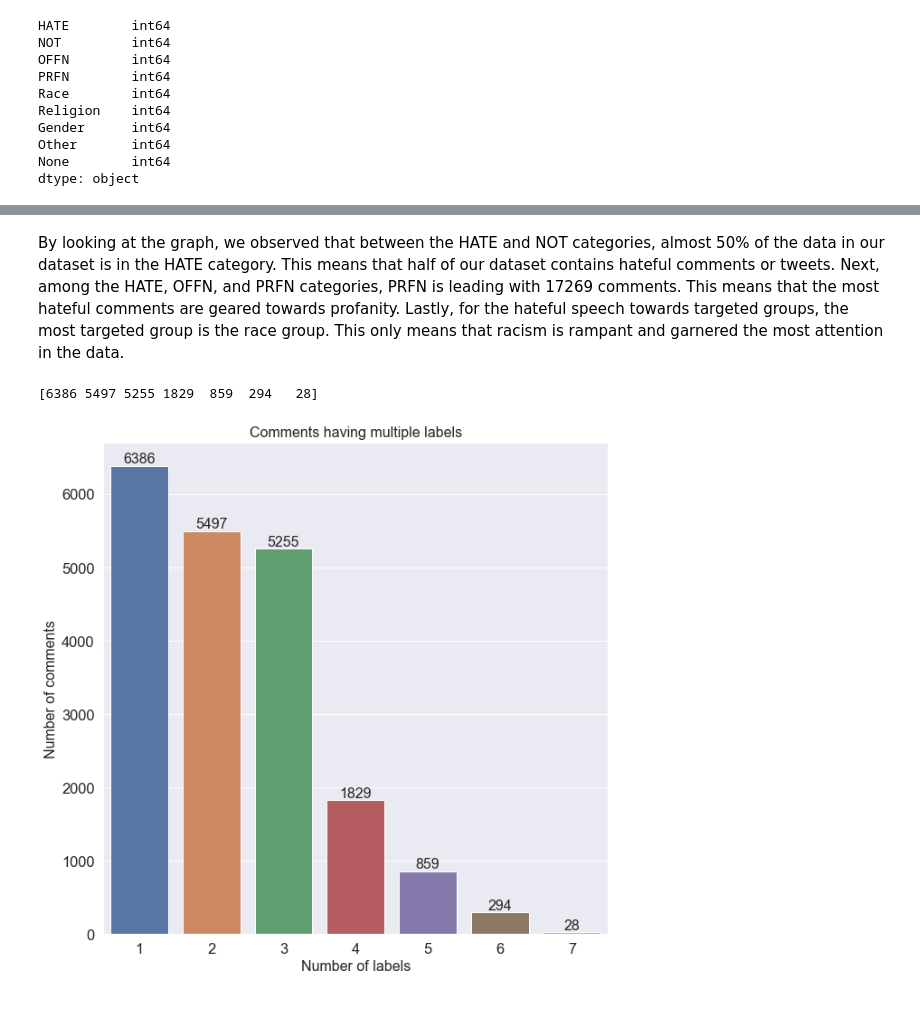
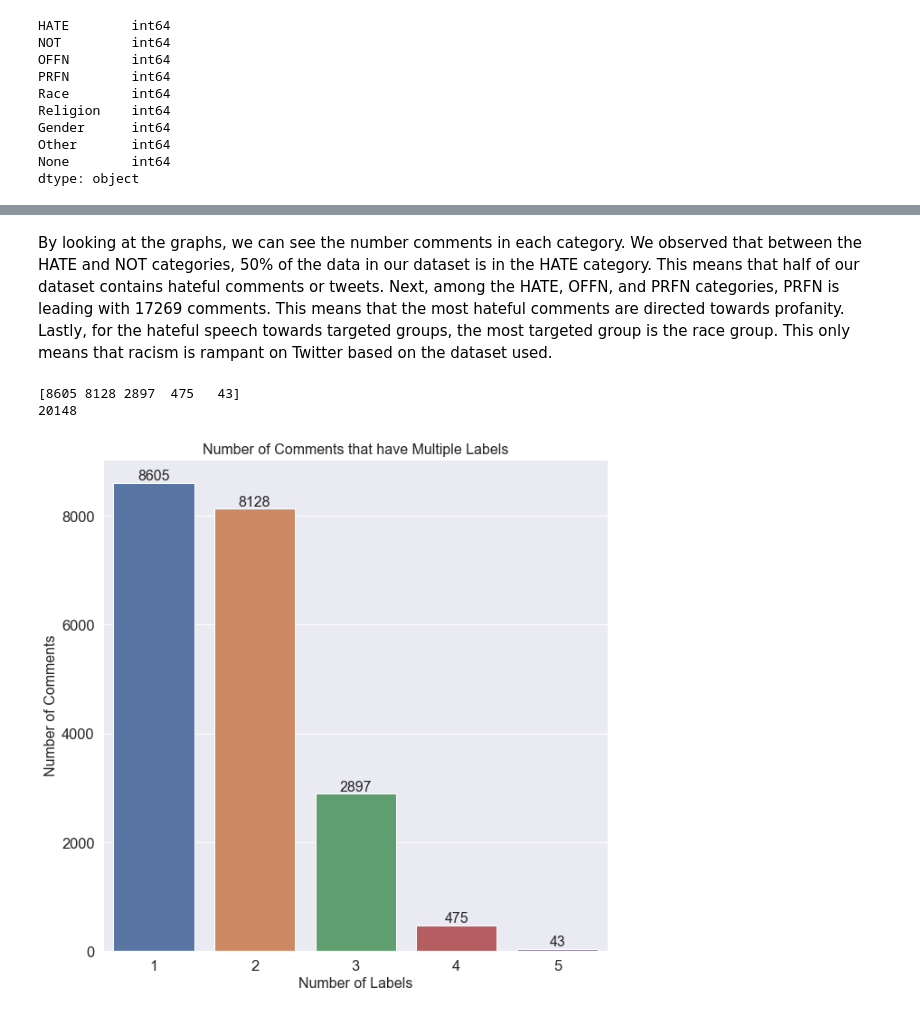
Before and after one commit to ABCD-EDU/hate-speech-SVM-model, a Jupyter notebook: src/descriptive_statistics_dataset-final.ipynb, the cells around one changed output, grey strips where cells are left out. Saved outputs shown, nothing was run; the diff lists cells and outputs as text; code cells hidden in the pictures.

Commit message:
add, fix: % graphs, limit last graph> subtask3 cat

```diff
--- a/src/descriptive_statistics_dataset-final.ipynb
+++ b/src/descriptive_statistics_dataset-final.ipynb
@@ -78,0 +80,19 @@ plt.show()
+# %%
+# Count the number of comments under each label.
+categories = list(df_raw.columns.values)
+sns.set(font_scale = 1.5)
+plt.figure(figsize=(10,10))
+
+ax= sns.barplot(categories, df_raw.iloc[:,:].sum().values)
+plt.title("Percentage of the Number of Comments in Each Category", fontsize=22)
+plt.ylabel('Number of Comments', fontsize=16)
+plt.xlabel('Comment Type', fontsize=16)
+# #adding the text labels
+rects = ax.patches
+labels = df_raw.iloc[:,:].sum().values
+total = sum(labels)
+for rect, label in zip(rects, labels):
+    height = rect.get_height()
+    percent = round((label/total)*100)
+    ax.text(rect.get_x() + rect.get_width()/2, height, str(percent) + '%', ha='center', va='bottom', fontsize=16)
+plt.show()
@@ -79,25 +101,27 @@ plt.show()
 # %% [markdown]
-By looking at the graph, we observed that between the HATE and NOT categories, almost 50% of the data in our dataset is in the HATE category. This means that half of our dataset contains hateful comments or tweets. Next, among the HATE, OFFN, and PRFN categories, PRFN is leading with 17269 comments. This means that the most hateful comments are geared towards profanity. Lastly, for the hateful speech towards targeted groups, the most targeted group is the race group. This only means that racism is rampant and garnered the most attention in the data.
+By looking at the graphs, we can see the number comments in each category. We observed that between the HATE and NOT categories, 50% of the data in our dataset is in the HATE category. This means that half of our dataset contains hateful comments or tweets. Next, among the HATE, OFFN, and PRFN categories, PRFN is leading with 17269 comments. This means that the most hateful comments are directed towards profanity. Lastly, for the hateful speech towards targeted groups, the most targeted group is the race group. This only means that racism is rampant on Twitter based on the dataset used.
 # %%
 # Counting the number of comments having multiple labels.
-rowSums = df_raw.iloc[:,2:].sum(axis=1)
+rowSums = df_raw.iloc[:,4:].sum(axis=1)
 multiLabel_counts = rowSums.value_counts()
 multiLabel_counts = multiLabel_counts.iloc[:]
 sorted_index = multiLabel_counts.index.sort_values(ascending=True)
 print(multiLabel_counts.values)
+print(multiLabel_counts.values.sum())
 sns.set(font_scale = 1.5)
 plt.figure(figsize=(10,10))
 ax = sns.barplot(sorted_index, multiLabel_counts.values)
-plt.title("Comments having multiple labels", fontsize=16)
-plt.ylabel('Number of comments', fontsize=16)
-plt.xlabel('Number of labels', fontsize=16)
+plt.title("Number of Comments that have Multiple Labels", fontsize=16)
+plt.ylabel('Number of Comments', fontsize=16)
+plt.xlabel('Number of Labels', fontsize=16)
 #adding the text labels
 rects = ax.patches
 labels = multiLabel_counts.values
 for rect, label in zip(rects, labels):
     height = rect.get_height()
     ax.text(rect.get_x() + rect.get_width()/2, height, label, ha='center', va='bottom', fontsize=16)
 plt.show()
 # %% [output]
-[6386 5497 5255 1829  859  294   28]
+[8605 8128 2897  475   43]
+20148
-[figure, old version]
+[figure, new version]
```
Also changed, not shown: parts of 8 cells of this notebook.
